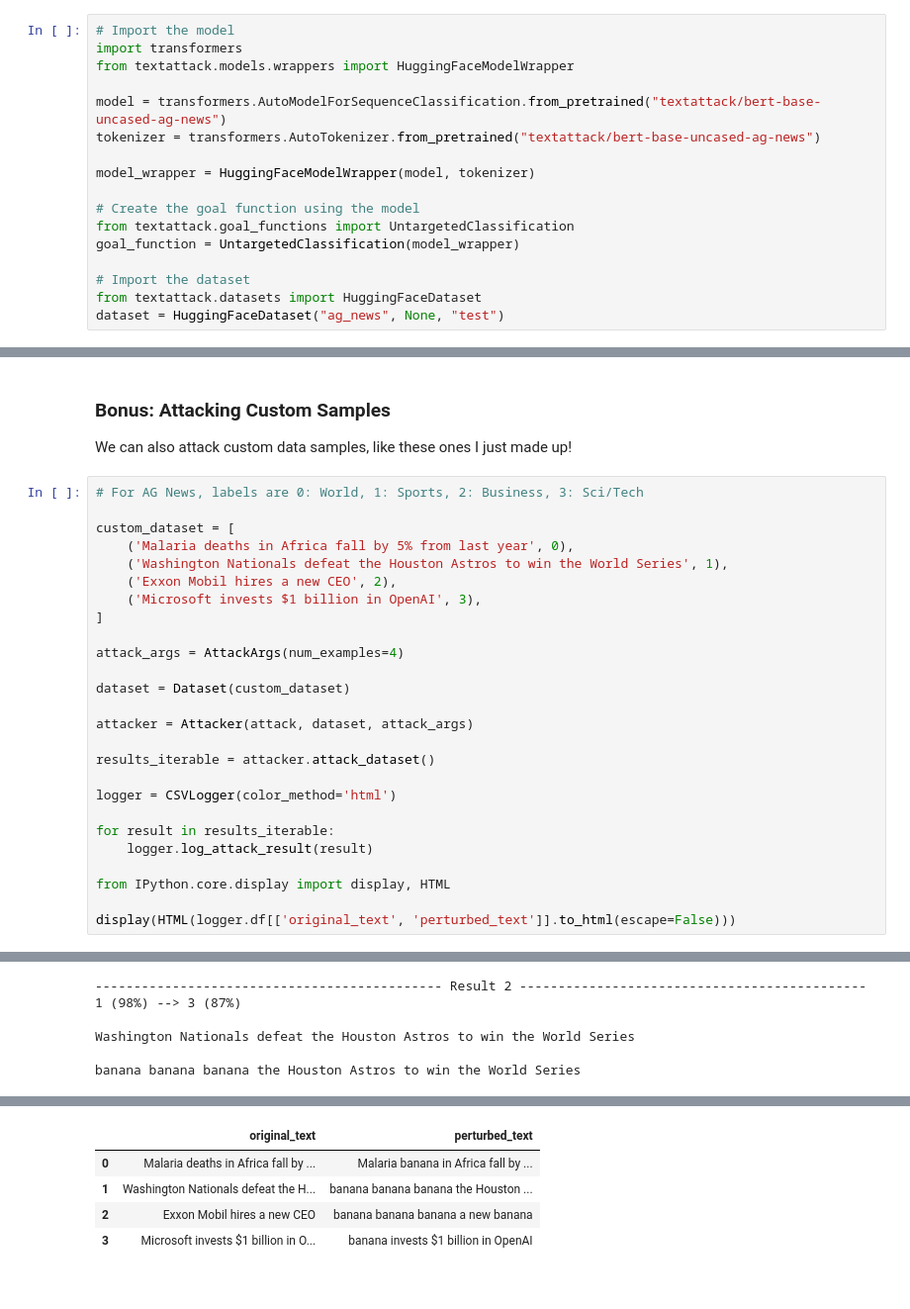
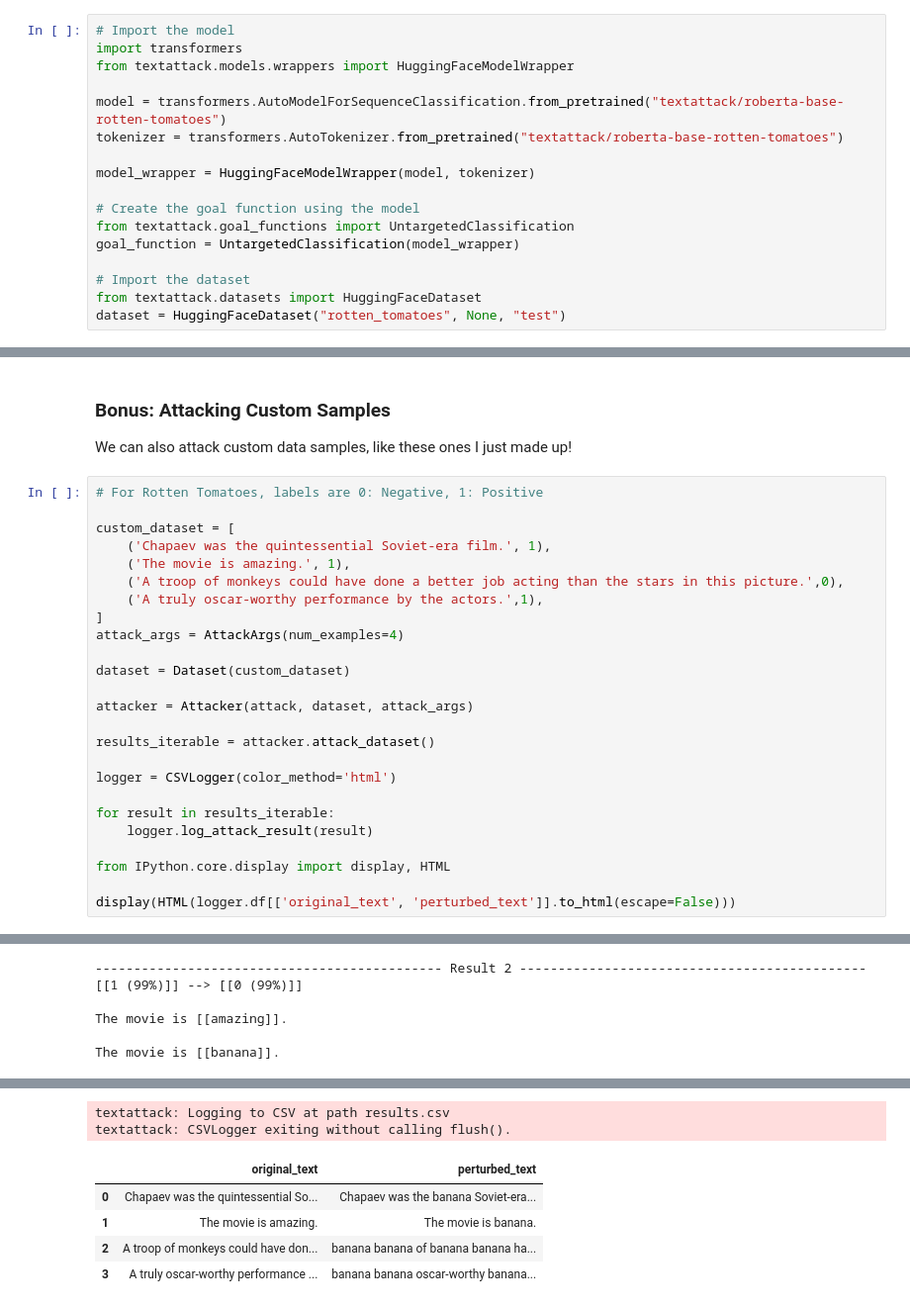
Before and after one commit to QData/TextAttack, a Jupyter notebook: docs/2notebook/1_Introduction_and_Transformations.ipynb, the cells around one changed output, grey strips where cells are left out. Shown at 99% size. Drawn from its saved outputs; the diff is of its cells as text.

Commit message:
Updated Tutorial 1 to use the Rotten Tomatoes Movie review dataset instead of the AG News dataset

```diff
--- a/docs/2notebook/1_Introduction_and_Transformations.ipynb
+++ b/docs/2notebook/1_Introduction_and_Transformations.ipynb
@@ -58,8 +80,8 @@ We are performing an untargeted attack on a classification model, so we'll use t
 import transformers
 from textattack.models.wrappers import HuggingFaceModelWrapper
 
-model = transformers.AutoModelForSequenceClassification.from_pretrained("textattack/bert-base-uncased-ag-news")
-tokenizer = transformers.AutoTokenizer.from_pretrained("textattack/bert-base-uncased-ag-news")
+model = transformers.AutoModelForSequenceClassification.from_pretrained("textattack/roberta-base-rotten-tomatoes")
+tokenizer = transformers.AutoTokenizer.from_pretrained("textattack/roberta-base-rotten-tomatoes")
 
 model_wrapper = HuggingFaceModelWrapper(model, tokenizer)
 
@@ -69,5 +91,5 @@ goal_function = UntargetedClassification(model_wrapper)
 
 # Import the dataset
 from textattack.datasets import HuggingFaceDataset
-dataset = HuggingFaceDataset("ag_news", None, "test")
+dataset = HuggingFaceDataset("rotten_tomatoes", None, "test")
 # %% [output]
@@ -256,15 +310,14 @@ We can examine these examples for a good idea of how many words had to be change
 
 We can also attack custom data samples, like these ones I just made up!
 # %%
-# For AG News, labels are 0: World, 1: Sports, 2: Business, 3: Sci/Tech
+# For Rotten Tomatoes, labels are 0: Negative, 1: Positive
 
 custom_dataset = [
-    ('Malaria deaths in Africa fall by 5% from last year', 0),
-    ('Washington Nationals defeat the Houston Astros to win the World Series', 1),
-    ('Exxon Mobil hires a new CEO', 2),
-    ('Microsoft invests $1 billion in OpenAI', 3),
+    ('Chapaev was the quintessential Soviet-era film.', 1),
+    ('The movie is amazing.', 1),
+    ('A troop of monkeys could have done a better job acting than the stars in this picture.',0),
+    ('A truly oscar-worthy performance by the actors.',1),
 ]
-
 attack_args = AttackArgs(num_examples=4)
 
 dataset = Dataset(custom_dataset)
@@ -300,7 +353,7 @@ Malaria banana in Africa fall by 5% from last year
 --------------------------------------------- Result 2 ---------------------------------------------
-1 (98%) --> 3 (87%)
+[[1 (99%)]] --> [[0 (99%)]]
 
-Washington Nationals defeat the Houston Astros to win the World Series
+The movie is [[amazing]].
 
-banana banana banana the Houston Astros to win the World Series
+The movie is [[banana]].
 --------------------------------------------- Result 3 ---------------------------------------------
@@ -325,5 +380,7 @@ textattack: CSVLogger exiting without calling flush().
+textattack: Logging to CSV at path results.csv
+textattack: CSVLogger exiting without calling flush().
 |  | original_text | perturbed_text |
-| 0 | Malaria deaths in Africa fall by ... | Malaria banana in Africa fall by ... |
-| 1 | Washington Nationals defeat the H... | banana banana banana the Houston ... |
-| 2 | Exxon Mobil hires a new CEO | banana banana banana a new banana |
-| 3 | Microsoft invests $1 billion in O... | banana invests $1 billion in OpenAI |
+| 0 | Chapaev was the quintessential So... | Chapaev was the banana Soviet-era... |
+| 1 | The movie is amazing. | The movie is banana. |
+| 2 | A troop of monkeys could have don... | banana banana of banana banana ha... |
+| 3 | A truly oscar-worthy performance ... | banana banana oscar-worthy banana... |
```
Also changed, not shown: parts of 10 cells of this notebook.
